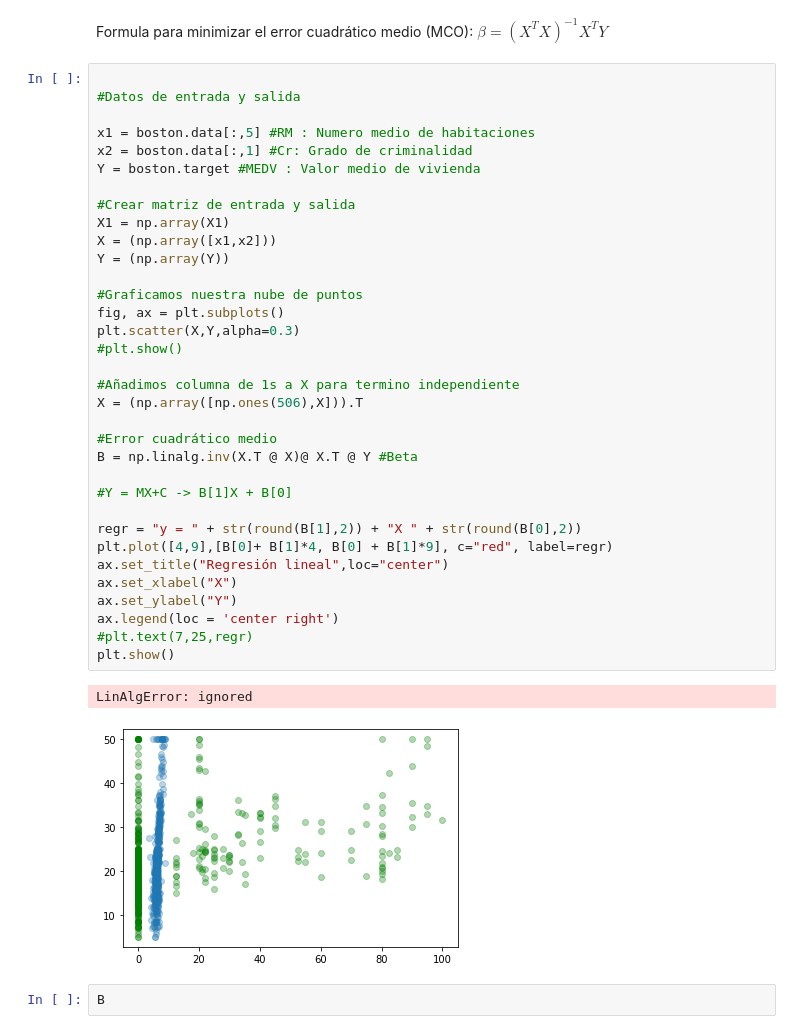
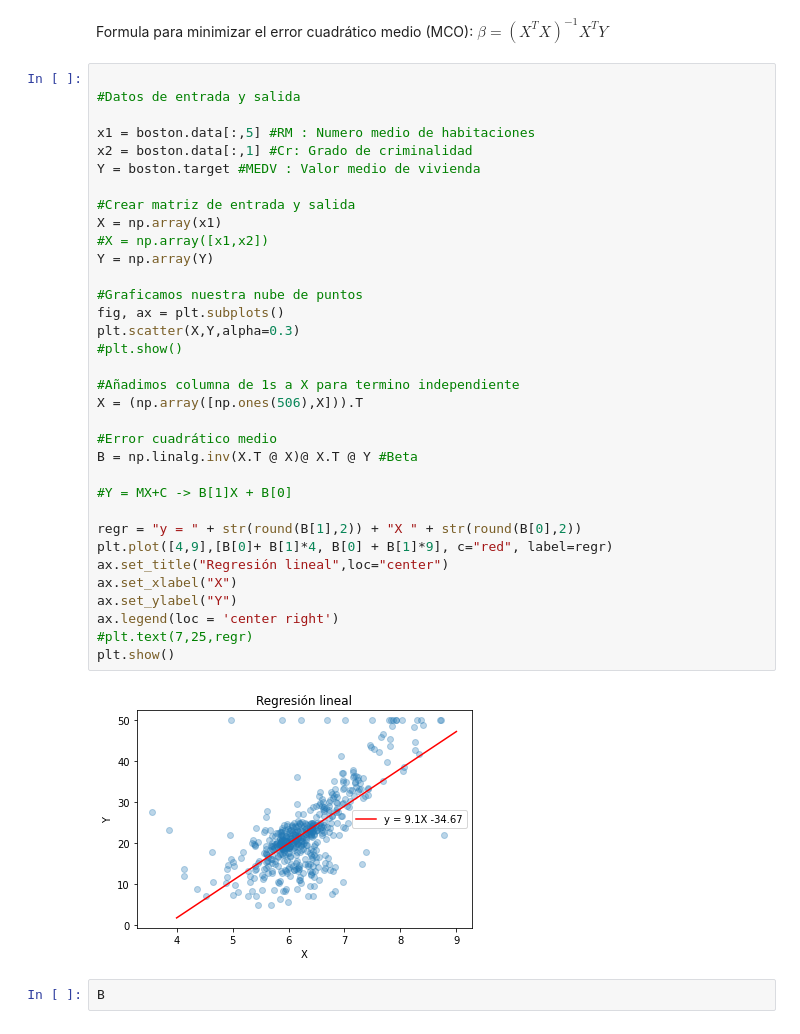
Before and after one commit to Luesierrape/Curso-IA-Udea, a Jupyter notebook: IA_Notebook_Regresión_lineal.ipynb, the cells around one changed output. Cells and saved outputs as stored; diff of their text form.

```diff
--- a/IA_Notebook_Regresión_lineal.ipynb
+++ b/IA_Notebook_Regresión_lineal.ipynb
@@ -43,38 +43,37 @@ Formula para minimizar el error cuadrático medio (MCO): $\beta = (X^{T}X)^{-1}X
 #Datos de entrada y salida
 
 x1 = boston.data[:,5] #RM : Numero medio de habitaciones
 x2 = boston.data[:,1] #Cr: Grado de criminalidad
 Y = boston.target #MEDV : Valor medio de vivienda
 
 #Crear matriz de entrada y salida
-X1 = np.array(X1)
-X = (np.array([x1,x2]))
-Y = (np.array(Y))
+X = np.array(x1)
+#X = np.array([x1,x2])
+Y = np.array(Y)
 
 #Graficamos nuestra nube de puntos
 fig, ax = plt.subplots()
 plt.scatter(X,Y,alpha=0.3)
 #plt.show()
 
 #Añadimos columna de 1s a X para termino independiente
 X = (np.array([np.ones(506),X])).T
 
 #Error cuadrático medio
 B = np.linalg.inv(X.T @ X)@ X.T @ Y #Beta
 
 #Y = MX+C -> B[1]X + B[0]
 
 regr = "y = " + str(round(B[1],2)) + "X " + str(round(B[0],2))
 plt.plot([4,9],[B[0]+ B[1]*4, B[0] + B[1]*9], c="red", label=regr)
 ax.set_title("Regresión lineal",loc="center")
 ax.set_xlabel("X")
 ax.set_ylabel("Y")
 ax.legend(loc = 'center right')
 #plt.text(7,25,regr)
 plt.show()
 # %% [output]
-LinAlgError: ignored
-[figure, old version]
+[figure, new version]
 # %%
 B
 # %% [output]
```
